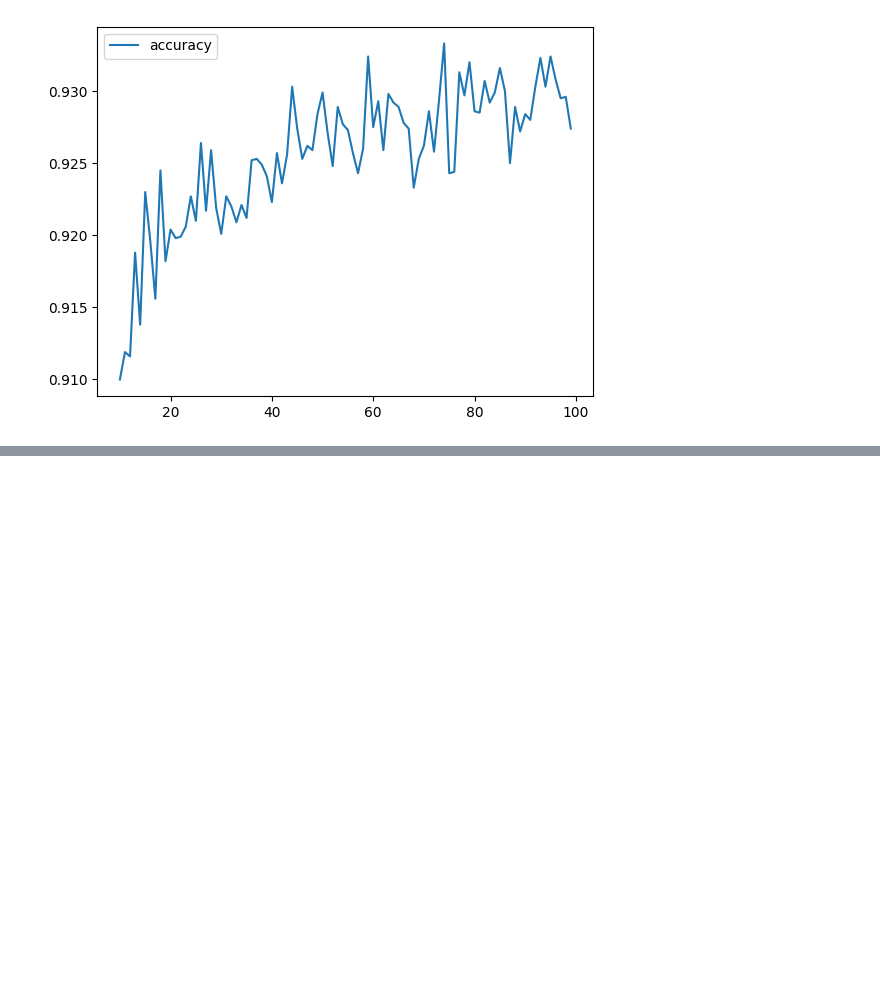
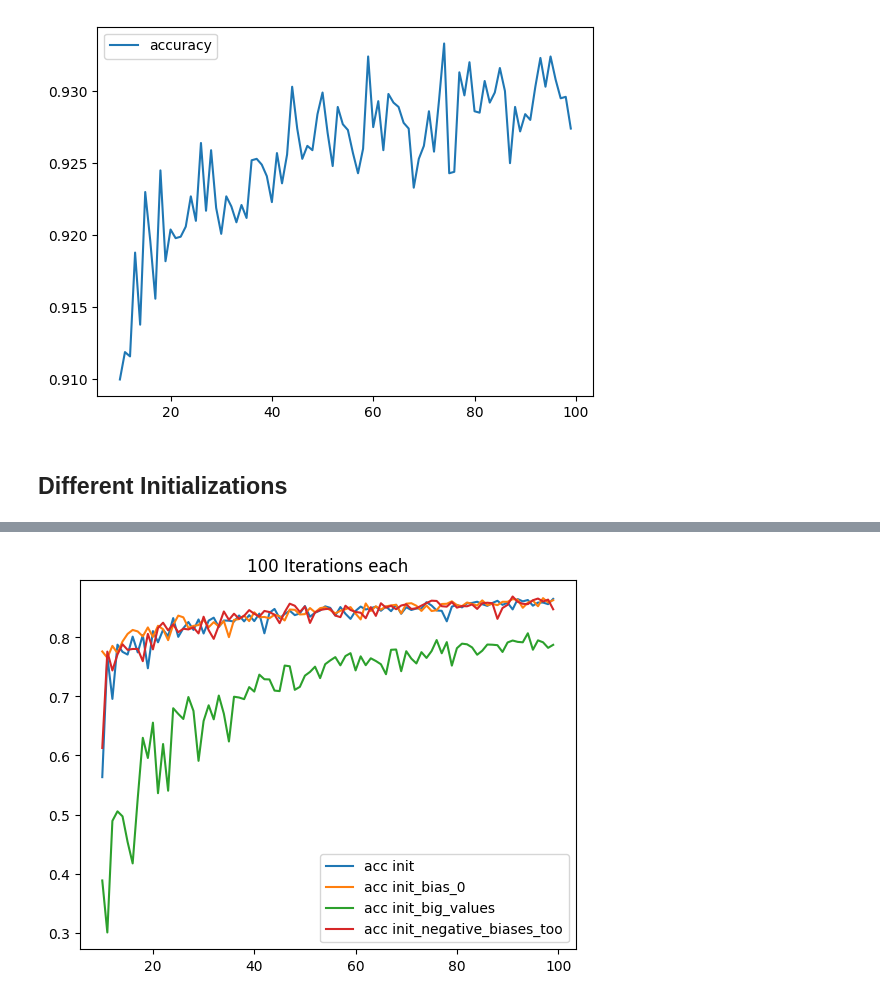
Before and after one commit to philippreinig/idl, a Jupyter notebook: assignments_1/idl_s01_adri_philipp.ipynb, the cells around one changed output, grey strips where cells are left out. Drawn from its saved outputs; the diff is of its cells as text; code cells hidden in the pictures; blank space fills up the shorter version.

```diff
--- a/assignments_1/idl_s01_adri_philipp.ipynb
+++ b/assignments_1/idl_s01_adri_philipp.ipynb
@@ -106,7 +106,7 @@ def init(hidden_size):
     return (W_ih, b_h, W_ho, b_o)
 
 
-def train(net):
+def train(net, train_steps):
     """returns the loss and accuracy after 1000 iterations"""
 
     W_ih, b_h, W_ho, b_o = net
@@ -141,7 +141,7 @@ def train(net):
 
     #return (xent,acc)
 
-train(init(N))
+train(init(N), train_steps)
 print("Done")
 # %% [output]
 Done
@@ -154,7 +154,7 @@ sizes = np.arange(10,100, dtype=np.int32)
 
 for n in sizes:
     W_ih, b_h, W_ho, b_o = init(n)
-    train((W_ih, b_h, W_ho, b_o))
+    train((W_ih, b_h, W_ho, b_o), train_steps)
 
     # Testing
     hidden_logits = tf.matmul(data.test_data, W_ih) + b_h
@@ -195,3 +195,71 @@ N = 97, acc=0.9294999837875366
 N = 98, acc=0.9296000003814697
 N = 99, acc=0.9273999929428101
 [figure]
+# %% [markdown]
+## Different Initializations
+# %%
+def init_bias_0(hidden_size):
+    W_ih = tf.Variable(np.random.uniform(low=-0.1, high=0.1, size=(784, hidden_size)).astype(np.float32))
+    b_h = tf.Variable(np.zeros(hidden_size, dtype=np.float32))
+    W_ho = tf.Variable(np.random.uniform(low=-0.1, high=0.1, size=(hidden_size, 10)).astype(np.float32))
+    b_o = tf.Variable(np.zeros(10, dtype=np.float32))
+
+    return (W_ih, b_h, W_ho, b_o)
+
+def init_big_values(hidden_size):
+    W_ih = tf.Variable(np.random.uniform(low=-1.0, high=1.0, size=(784, hidden_size)).astype(np.float32))
+    b_h = tf.Variable(np.random.uniform(low=0.0, high=1.0, size=hidden_size).astype(np.float32))
+    W_ho = tf.Variable(np.random.uniform(low=-1.0, high=1.0, size=(hidden_size, 10)).astype(np.float32))
+    b_o = tf.Variable(np.random.uniform(low=0.0, high=1.0, size=10).astype(np.float32))
+
+    return (W_ih, b_h, W_ho, b_o)
+
+def init_negative_biases_too(hidden_size):
+    W_ih = tf.Variable(np.random.uniform(low=-0.1, high=0.1, size=(784, hidden_size)).astype(np.float32))
+    b_h = tf.Variable(np.random.uniform(low=-0.1, high=0.1, size=hidden_size).astype(np.float32))
+    W_ho = tf.Variable(np.random.uniform(low=-0.1, high=0.1, size=(hidden_size, 10)).astype(np.float32))
+    b_o = tf.Variable(np.random.uniform(low=-0.1, high=0.1, size=10).astype(np.float32))
+
+    return (W_ih, b_h, W_ho, b_o)
+
+
+dates = []
+accs = []
+sizes = np.arange(10,100, dtype=np.int32)
+
+init_funcs = [init, init_bias_0, init_big_values, init_negative_biases_too]
+
+for init_func in init_funcs:
+    for n in sizes:
+        W_ih, b_h, W_ho, b_o = init_func(n)
+        train((W_ih, b_h, W_ho, b_o), 100)
+
+        # Testing
+        hidden_logits = tf.matmul(data.test_data, W_ih) + b_h
+        hidden_relu = tf.nn.relu(hidden_logits)
+        logits = tf.matmul(hidden_relu, W_ho) + b_o
+        test_preds = tf.argmax(tf.nn.softmax(logits), axis=1, output_type=tf.int32)
+
+        acc = tf.reduce_mean(tf.cast(tf.equal(test_preds, data.test_labels),
+                                     tf.float32))
+
+        #losses.append(loss)
+        accs.append(acc)
+
+        print("N = {}, acc={}".format(n, acc))
+
+    dates.append(accs)
+    accs = []
+
+
+plt.plot(sizes, dates[0], label='acc init')
+plt.plot(sizes, dates[1], label='acc init_bias_0')
+plt.plot(sizes, dates[2], label='acc init_big_values')
+plt.plot(sizes, dates[3], label='acc init_negative_biases_too')
+
+plt.legend()
+plt.title('100 Iterations each')
+
+plt.savefig('plot.svg')
+plt.show()
+# %% [output]
@@ -198,3 +283,4 @@ N = 99, acc=0.9273999929428101
+[figure, added]
 # %% [markdown]
 ## Questions
 
```
Also changed, not shown: parts of 2 cells of this notebook, 1 other file.
